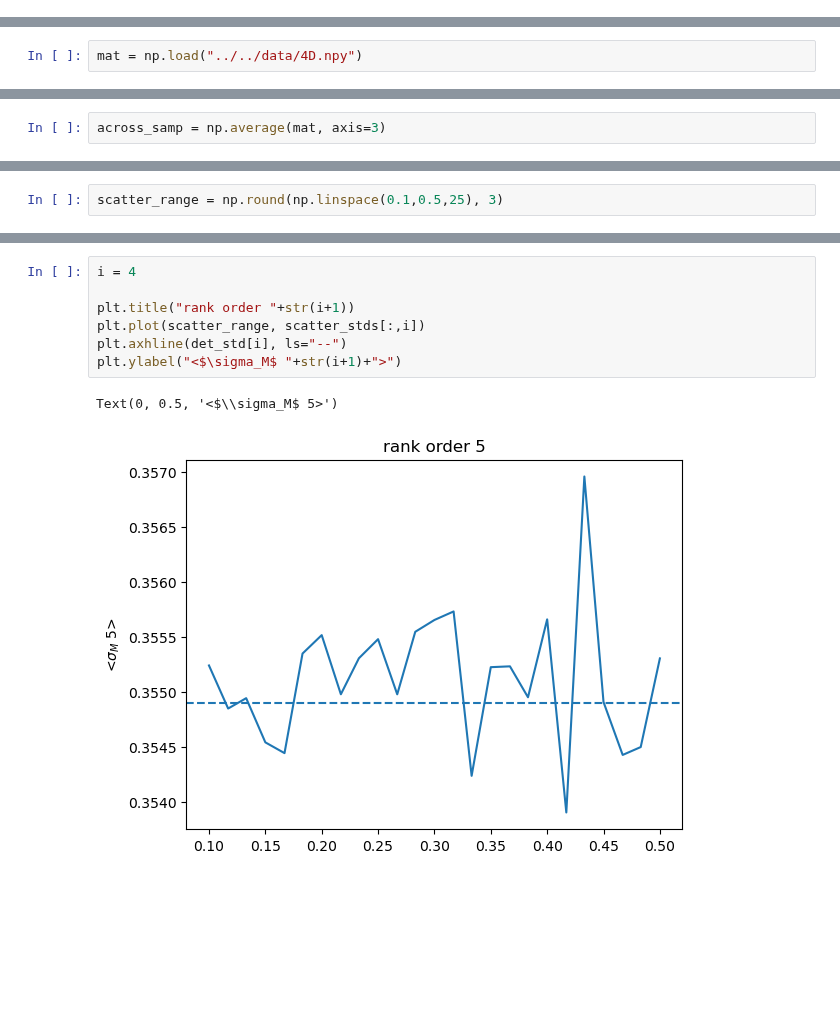
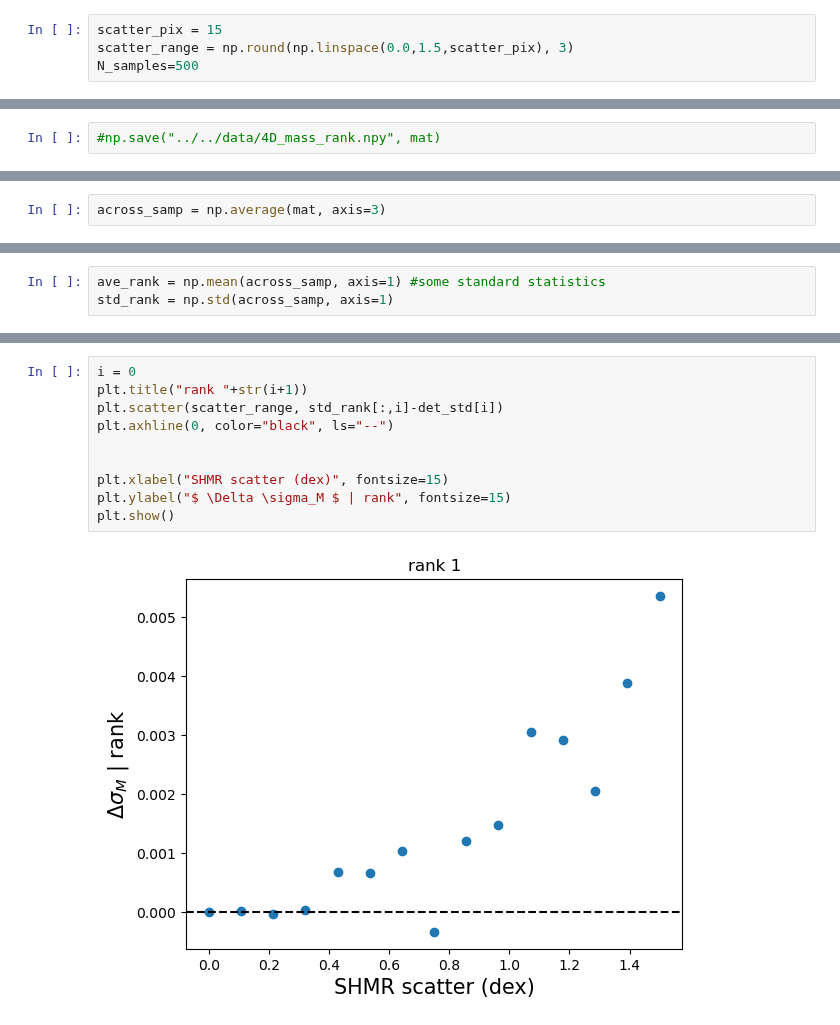
Before and after one commit to jsmonzon/SatGen, a Jupyter notebook: notebooks/rank_ordered.ipynb, the cells around one changed output, grey strips where cells are left out. Saved outputs shown, nothing was run; the diff lists cells and outputs as text; blank space fills up the shorter version.

```diff
--- a/notebooks/rank_ordered.ipynb
+++ b/notebooks/rank_ordered.ipynb
@@ -104,2 +122,6 @@ plt.show()
 # %% [markdown]
 ### now trying an array of scatter values for several samples
+# %%
+scatter_pix = 15
+scatter_range = np.round(np.linspace(0.0,1.5,scatter_pix), 3)
+N_samples=500
@@ -106,2 +162,2 @@ plt.show()
 # %%
-mat = np.load("../../data/4D.npy")
+#np.save("../../data/4D_mass_rank.npy", mat)
@@ -139,2 +174,3 @@ scatter_aves.shape
-# %%
-scatter_range = np.round(np.linspace(0.1,0.5,25), 3)
+# %%
+ave_rank = np.mean(across_samp, axis=1) #some standard statistics
+std_rank = np.std(across_samp, axis=1)
@@ -151,10 +244,12 @@ Text(0, 0.5, '<M 5>')
 # %%
-i = 4
+i = 0
+plt.title("rank "+str(i+1))
+plt.scatter(scatter_range, std_rank[:,i]-det_std[i])
+plt.axhline(0, color="black", ls="--")
 
-plt.title("rank order "+str(i+1))
-plt.plot(scatter_range, scatter_stds[:,i])
-plt.axhline(det_std[i], ls="--")
-plt.ylabel("<$\sigma_M$ "+str(i+1)+">")
+
+plt.xlabel("SHMR scatter (dex)", fontsize=15)
+plt.ylabel("$ \Delta \sigma_M $ | rank", fontsize=15)
+plt.show()
 # %% [output]
-Text(0, 0.5, '<$\\sigma_M$ 5>')
-[figure, old version]
+[figure, new version]
```
Also changed, not shown: parts of 25 cells of this notebook, 2 other files.
